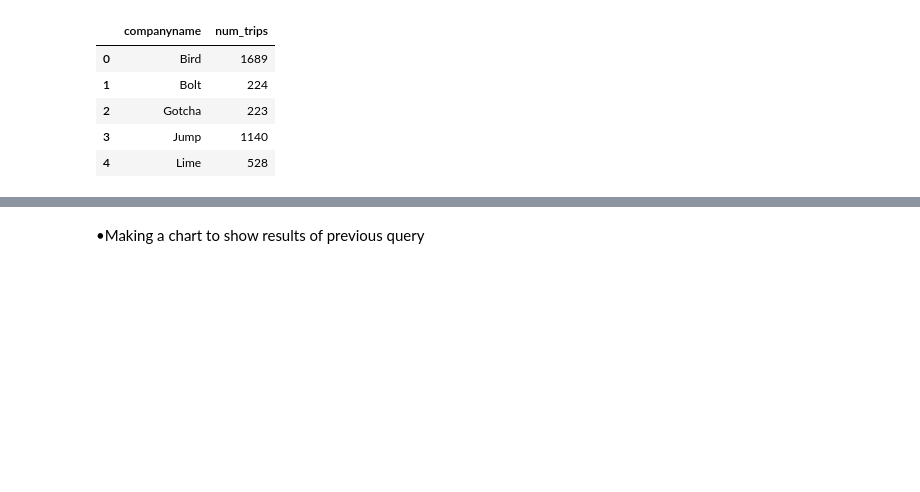
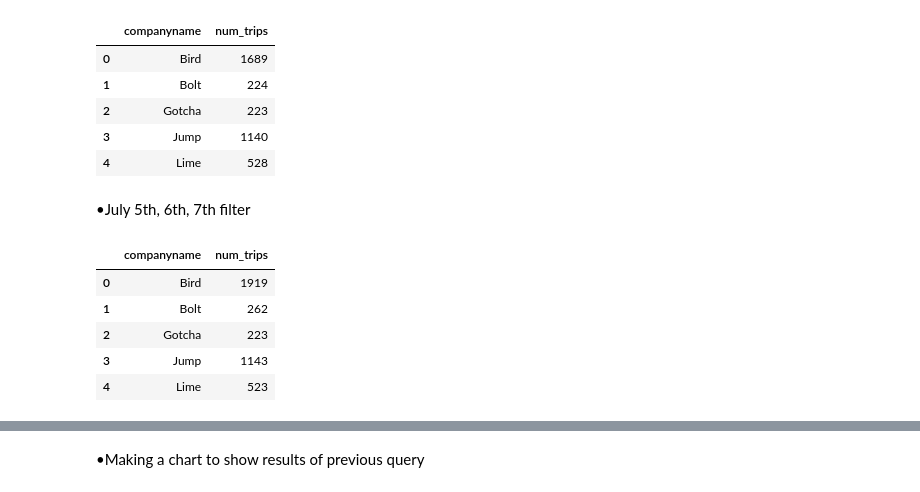
Before and after one commit to NSS-Data-Analytics-Cohort-8/scooter-partner1-whenhugocallsuspythonistas, a Jupyter notebook: notebooks/deliverables.ipynb, the cells around one changed output, grey strips where cells are left out. Saved outputs shown, nothing was run; the diff lists cells and outputs as text; code cells hidden in the pictures; blank space fills up the shorter version.

```diff
--- a/notebooks/deliverables.ipynb
+++ b/notebooks/deliverables.ipynb
@@ -214,3 +187,21 @@ count_each_company_july4.head()
 | 2 | Gotcha | 223 |
 | 3 | Jump | 1140 |
 | 4 | Lime | 528 |
+# %% [markdown]
+•July 5th, 6th, 7th filter
+# %%
+num_of_scooters_july5to7 = '''
+SELECT companyname, COUNT(DISTINCT sumdid) as num_trips
+FROM scooters
+WHERE DATE(pubdatetime) >= '2019-07-05' AND DATE(pubdatetime) <= '2019-07-07'
+GROUP BY companyname;
+'''
+count_each_company_july5to7 = pd.read_sql(num_of_scooters_july5to7, con=engine)
+count_each_company_july5to7.head()
+# %% [output]
+|  | companyname | num_trips |
+| 0 | Bird | 1919 |
+| 1 | Bolt | 262 |
+| 2 | Gotcha | 223 |
+| 3 | Jump | 1143 |
+| 4 | Lime | 523 |
```
Also changed, not shown: parts of 8 cells of this notebook.
